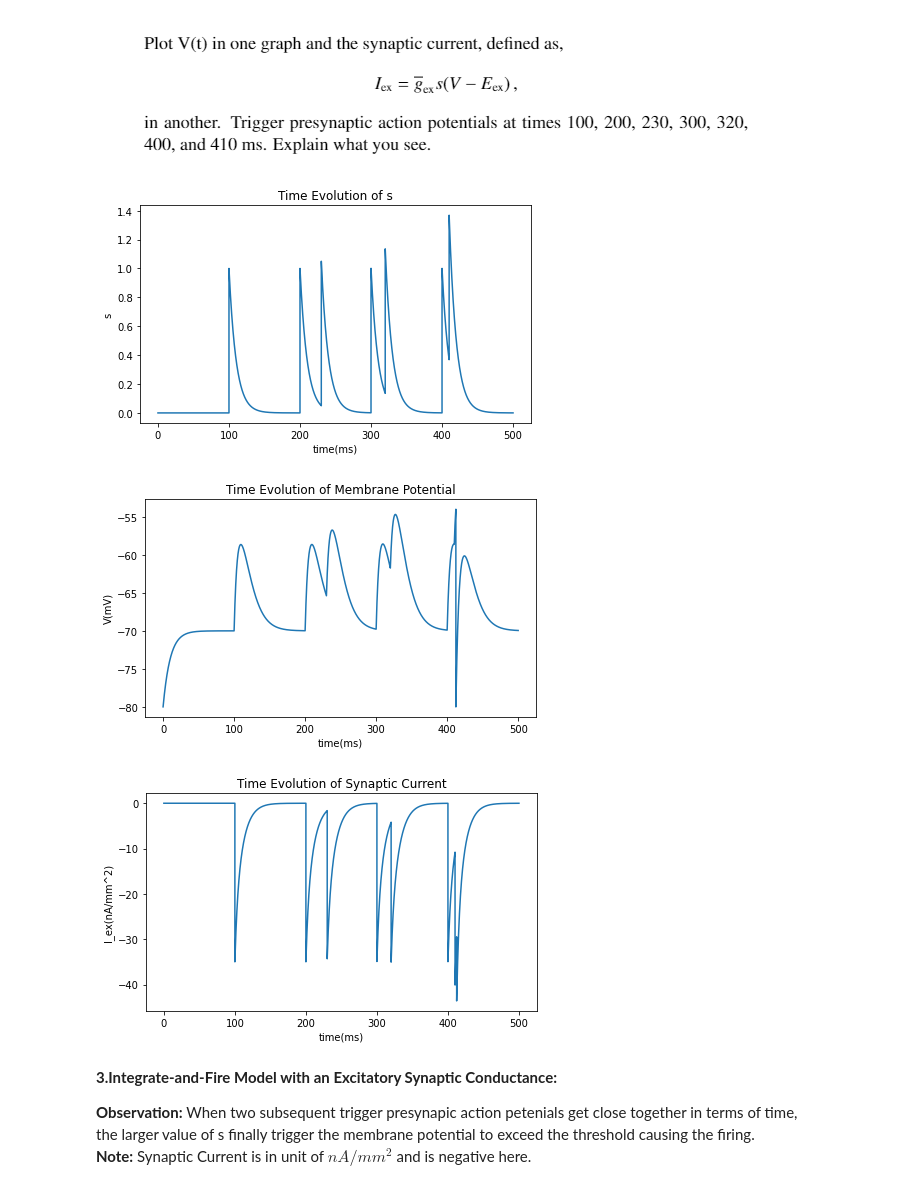
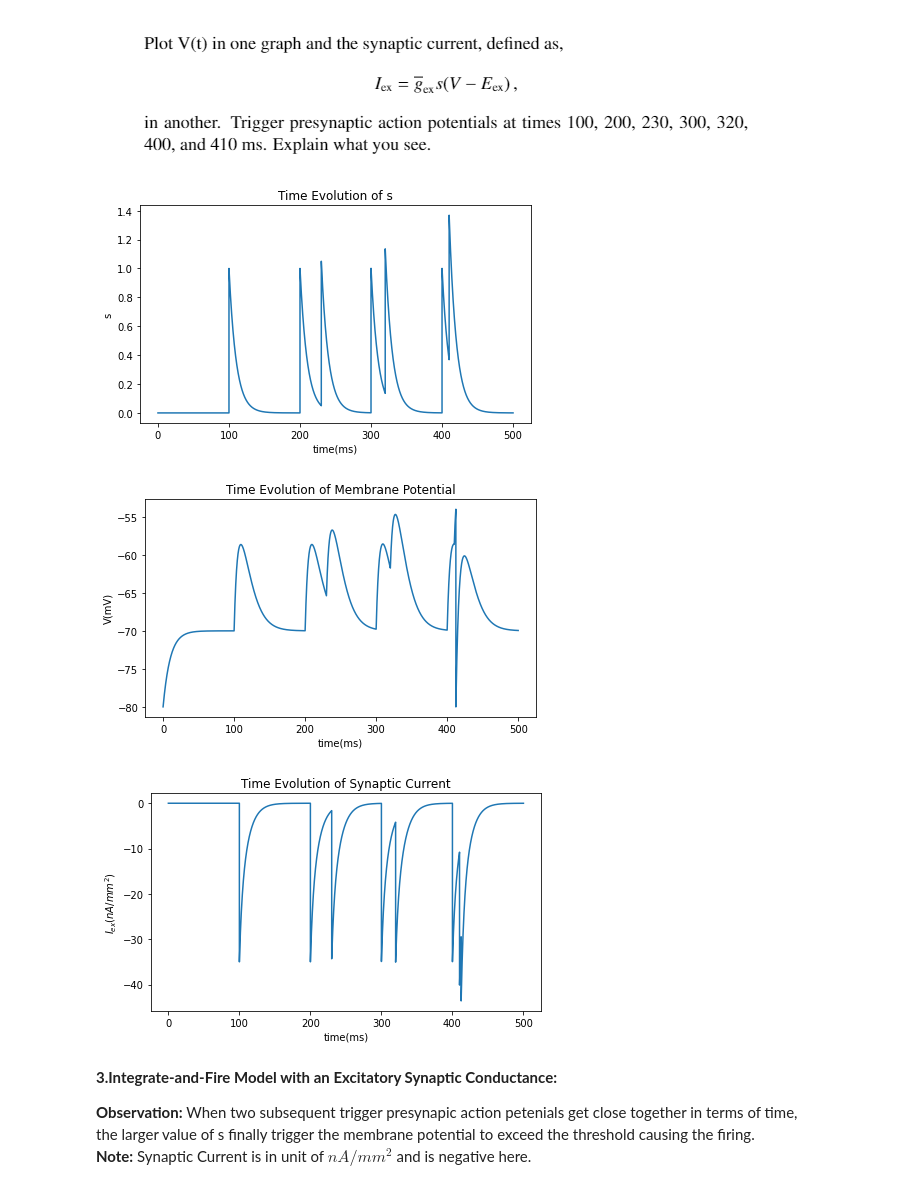
Before and after one commit to DorianD6/NBHV-G4360-Intro-Theory-2021, a Jupyter notebook: Assignment_1_Dongrui_Deng.ipynb, the cells around one changed output. Cells and saved outputs as stored; diff of their text form; code cells hidden in the pictures.

```diff
--- a/Assignment_1_Dongrui_Deng.ipynb
+++ b/Assignment_1_Dongrui_Deng.ipynb
@@ -28,8 +26,7 @@ print("c) tau_m =", tau_m)
 
 # d) In order to HOLD the neuron at V = -65 mV,
 # Condider the aymptotic situation dV/dt = 0
-V = -65
-E = -70
+V = -65; E = -70
 g_m = A_m / r_m
 I_ext = g_m * (V - E)
 print("d) The required amount of external current is", I_ext, ".")
@@ -263,35 +260,35 @@ def Integrate_and_Fire(V = -80):
     I_ex[i] = g_ex * S[i] * (V - E_ex)
     # Calculate dV/dt
     dVdt = ((-g_L * (V - E_L)) - I_ex[i]) / c_m
     # Update V using Euler Method
     V = V + dVdt * dt
     if V >= V_th:
       V = V_reset
     V_s.append(V)
   return V_s, I_ex
 
 # Plot functions V(t) and I_ex(t)
 print()
 V_s, I_ex = Integrate_and_Fire()
 t = np.arange(0, duration, dt)
 plt.figure(figsize=(7,4))
 plt.plot(t, V_s, label = "V_evolution")
 plt.title('Time Evolution of Membrane Potential')
 plt.xlabel('time(ms)')
 plt.ylabel('V(mV)')
 plt.show()
 print()
 plt.figure(figsize=(7,4))
 plt.plot(t, I_ex, label = "I_ex_evolution")
 plt.title('Time Evolution of Synaptic Current')
 plt.xlabel('time(ms)')
-plt.ylabel('I_ex(nA/mm^2)')
+plt.ylabel('$I_{ex}(nA/mm^2)$')
 plt.show()
 print()
 # %% [output]
 [figure]
 [figure]
-[figure, old version]
+[figure, new version]
 # %% [markdown]
 **3.Integrate-and-Fire Model with an Excitatory Synaptic Conductance:**
 
```
Also changed, not shown: parts of 4 cells of this notebook.
